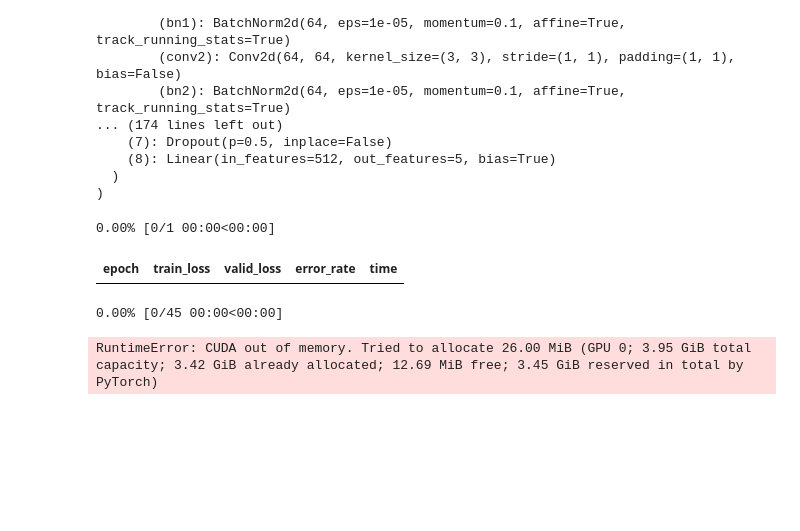
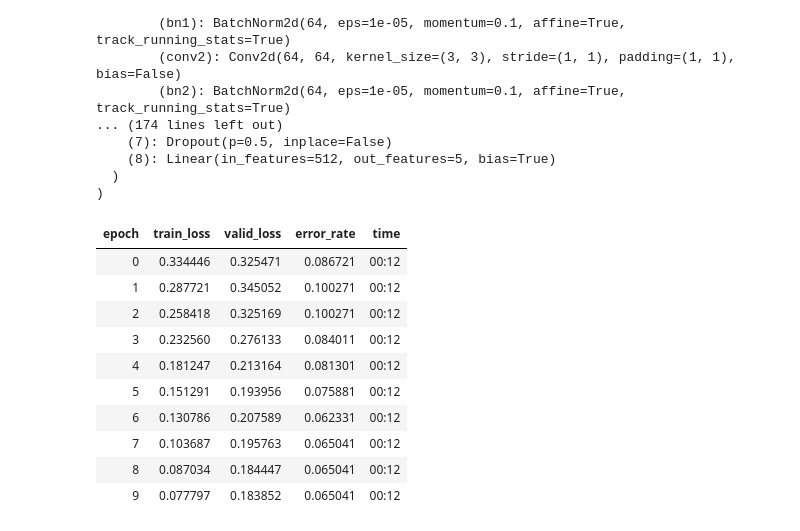
Before and after one commit to Cedric-Perauer/Homework_DM, a Jupyter notebook: flowers.ipynb, the cells around one changed output. Cells and saved outputs as stored; diff of their text form; code cells hidden in the pictures; blank space fills up the shorter version.

```diff
--- a/flowers.ipynb
+++ b/flowers.ipynb
@@ -7,4 +7,6 @@ bs = 64 #batch size
 # %%
 path_data = os.path.expanduser("~/Datasets/flower_photos")
+path_data = "/home/cedricperauer/Datasets/flower_photos"
+
 print(path_data) #nice
 # %% [output]
@@ -12,5 +14,5 @@ print(path_data) #nice
 # %%
-data = ImageDataBunch.from_folder(path_data,ds_tfms =get_transforms(),size=224).normalize(imagenet_stats)
+data = ImageDataBunch.from_folder(path_data,ds_tfms =get_transforms(),size=448).normalize(imagenet_stats)
 # %%
 data.show_batch(rows=3, figsize=(7,6))
 # %% [output]
@@ -44,9 +44,16 @@ Sequential(
   )
 )
 # %%
-learn.fit_one_cycle(1)
+learn.fit_one_cycle(10)
 # %% [output]
-0.00% [0/1 00:00<00:00]
 | epoch | train_loss | valid_loss | error_rate | time |
+| 0 | 0.334446 | 0.325471 | 0.086721 | 00:12 |
+| 1 | 0.287721 | 0.345052 | 0.100271 | 00:12 |
+| 2 | 0.258418 | 0.325169 | 0.100271 | 00:12 |
+| 3 | 0.232560 | 0.276133 | 0.084011 | 00:12 |
+| 4 | 0.181247 | 0.213164 | 0.081301 | 00:12 |
+| 5 | 0.151291 | 0.193956 | 0.075881 | 00:12 |
+| 6 | 0.130786 | 0.207589 | 0.062331 | 00:12 |
+| 7 | 0.103687 | 0.195763 | 0.065041 | 00:12 |
+| 8 | 0.087034 | 0.184447 | 0.065041 | 00:12 |
+| 9 | 0.077797 | 0.183852 | 0.065041 | 00:12 |
-0.00% [0/45 00:00<00:00]
-RuntimeError: CUDA out of memory. Tried to allocate 26.00 MiB (GPU 0; 3.95 GiB total capacity; 3.42 GiB already allocated; 12.69 MiB free; 3.45 GiB reserved in total by PyTorch)
```
Also changed, not shown: parts of 18 cells of this notebook.
